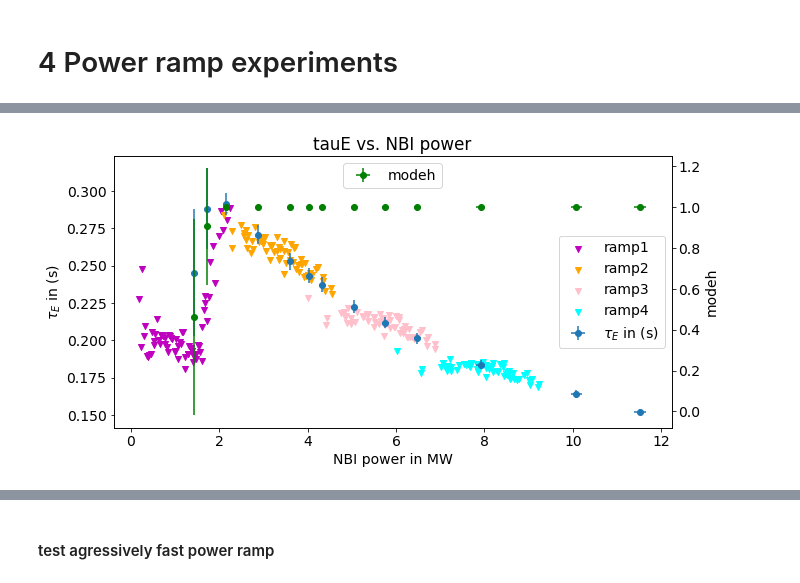
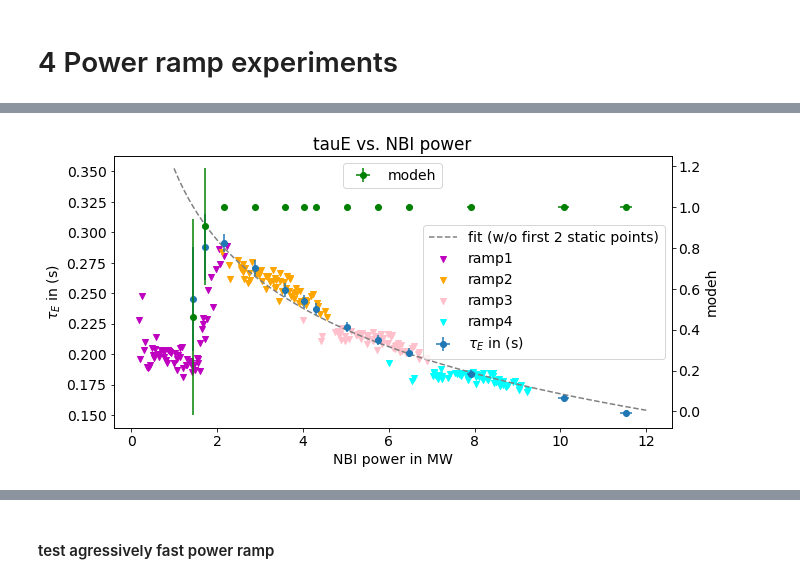
Before and after one commit to tobiasschuett/mcf-lab, a Jupyter notebook: metis/metis_analysis2.ipynb, the cells around one changed output, grey strips where cells are left out. Drawn from its saved outputs; the diff is of its cells as text; code cells hidden in the pictures.

```diff
--- a/metis/metis_analysis2.ipynb
+++ b/metis/metis_analysis2.ipynb
@@ -173,0 +83,12 @@ given by $\tau_E \propto I_p P_{tot}^{-0.5}$ (The rest is major & minor radius a
+# %%
+def GoldstonScaling(x,c1,c2):
+    return c1*x**(-0.5)+c2
+
+def powerLaw(x,c1,c2,e):
+    return c1*x**e+c2
+
+def sort(x,y):
+    p = np.argsort(x)
+    x = x[p]
+    y = y[p]
+    return x,y
@@ -669,6 +673,11 @@ for i in range(len(ramp_steps)):
         data = scipy.io.loadmat("data/powerRamp/ramp"+str(i+1)+"/"+str(j)+".mat")
         ramp_exp_nbi[i][j*65:(j+1)*65] = get_variable_pnbi(data)[40:105] #cut2 cf. beginning of notebook
         ramp_exp_taue[i][j*65:(j+1)*65] = get_variable(data,'taue')[40:105] #cut2 cf. beginning of notebook
+# %%
+xRamp = nbi_exp_nbi*1e-6
+yRamp = nbi_exp_tauE
+xRamp2,yRamp2 = sort(xRamp[:,0],yRamp[:,0])
+poptStatic, covStatic = curve_fit(powerLaw,xRamp2[2:],yRamp2[2:],p0=[0.1,0,0])
 # %%
 plt.rcParams["figure.figsize"] = (10,5)
 plt.rcParams.update({'font.size': 14})
@@ -716,18 +822,22 @@ plt.show()
 # %%
 plt.rcParams["figure.figsize"] = (10,5)
 plt.scatter(ramp_exp_nbi[3][0:65]*1e-6,ramp_exp_taue[3][0:65],label="ramp1",
             linestyle="None",marker="v",color="m")
 plt.scatter(ramp_exp_nbi[3][65:130]*1e-6,ramp_exp_taue[3][65:130],label="ramp2",
             linestyle="None",marker="v",color="orange")
 plt.scatter(ramp_exp_nbi[3][130:195]*1e-6,ramp_exp_taue[3][130:195],label="ramp3",
             linestyle="None",marker="v",color="pink")
 plt.scatter(ramp_exp_nbi[3][195:260]*1e-6,ramp_exp_taue[3][195:260],label="ramp4",
             linestyle="None",marker="v",color="cyan")
 
+nbiii = np.linspace(1,12,100)
+plt.plot(nbiii,powerLaw(nbiii,poptStatic[0],poptStatic[1],poptStatic[2]),
+         label="fit (w/o first 2 static points)",color="grey",ls="--")
+
 plot2axis2(nbi_exp_tauE[0:13],r"$\tau_E$ in (s)",nbi_exp_nbi[0:13]*1e-6,
           "NBI power in MW",nbi_exp_modeh[0:13],"modeh","tauE vs. NBI power",
            legend1="center right",legend2="upper center")
 plt.savefig("plots/ramp4.pdf")
 plt.show()
 # %% [output]
-[figure, old version]
+[figure, new version]
```
Also changed, not shown: parts of 48 cells of this notebook, 12 other files.
